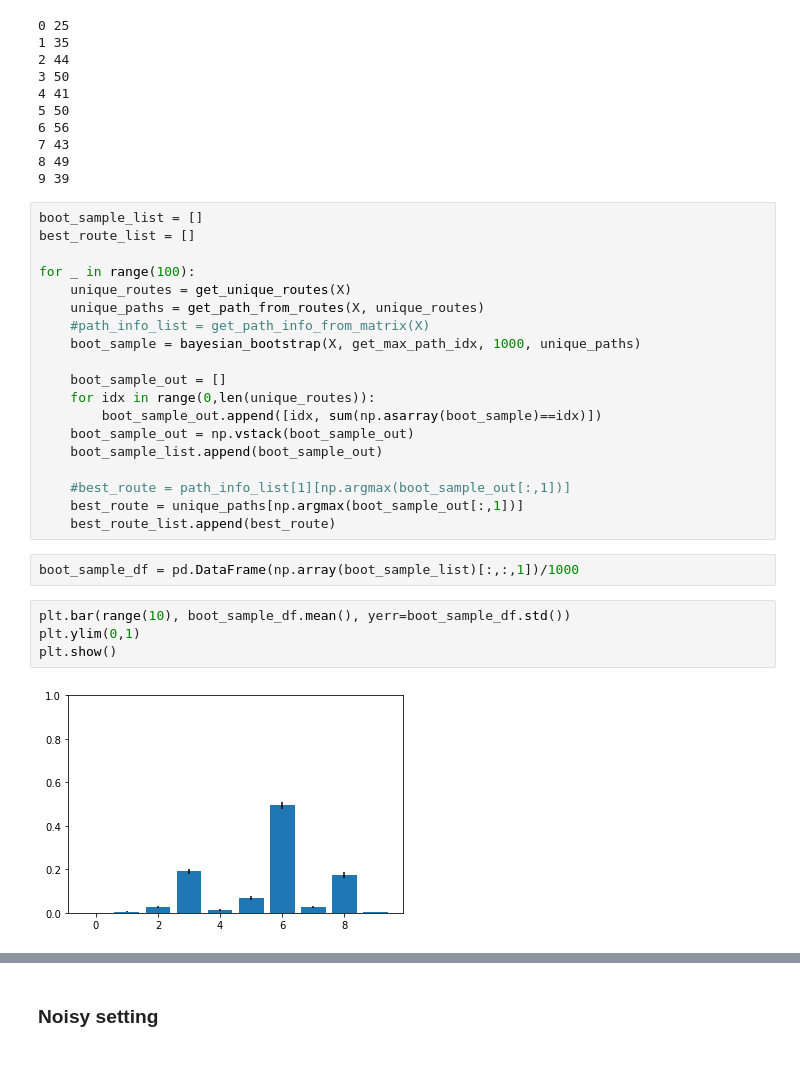
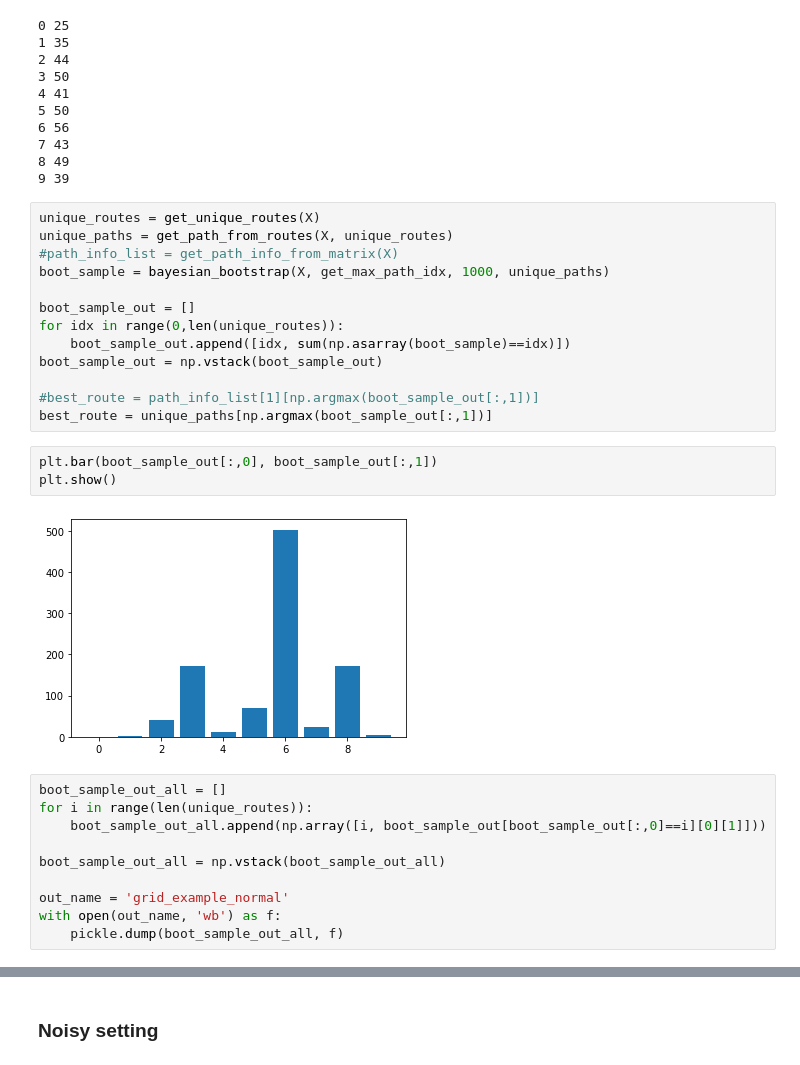
Before and after one commit to yongkyung-oh/Bayesian_Bootstrap_for_AIS, a Jupyter notebook: tutorial codes/2-robustness/setting 2/Robustness_test.ipynb, the cells around one changed output, grey strips where cells are left out. Cells and saved outputs as stored; diff of their text form.

```diff
--- a/tutorial codes/2-robustness/setting 2/Robustness_test.ipynb
+++ b/tutorial codes/2-robustness/setting 2/Robustness_test.ipynb
@@ -79,29 +79,30 @@ for path_info in unique_paths:
 8 49
 9 39
 # %%
-boot_sample_list = []
-best_route_list = []
+unique_routes = get_unique_routes(X)
+unique_paths = get_path_from_routes(X, unique_routes)
+#path_info_list = get_path_info_from_matrix(X)
+boot_sample = bayesian_bootstrap(X, get_max_path_idx, 1000, unique_paths)
 
-for _ in range(100):
-    unique_routes = get_unique_routes(X)
-    unique_paths = get_path_from_routes(X, unique_routes)
-    #path_info_list = get_path_info_from_matrix(X)
-    boot_sample = bayesian_bootstrap(X, get_max_path_idx, 1000, unique_paths)
+boot_sample_out = []
+for idx in range(0,len(unique_routes)):
+    boot_sample_out.append([idx, sum(np.asarray(boot_sample)==idx)])
+boot_sample_out = np.vstack(boot_sample_out)
 
-    boot_sample_out = []
-    for idx in range(0,len(unique_routes)):
-        boot_sample_out.append([idx, sum(np.asarray(boot_sample)==idx)])
-    boot_sample_out = np.vstack(boot_sample_out)
-    boot_sample_list.append(boot_sample_out)
-
-    #best_route = path_info_list[1][np.argmax(boot_sample_out[:,1])]
-    best_route = unique_paths[np.argmax(boot_sample_out[:,1])]
-    best_route_list.append(best_route)
+#best_route = path_info_list[1][np.argmax(boot_sample_out[:,1])]
+best_route = unique_paths[np.argmax(boot_sample_out[:,1])]
-# %%
-boot_sample_df = pd.DataFrame(np.array(boot_sample_list)[:,:,1])/1000
 # %%
-plt.bar(range(10), boot_sample_df.mean(), yerr=boot_sample_df.std())
-plt.ylim(0,1)
+plt.bar(boot_sample_out[:,0], boot_sample_out[:,1])
 plt.show()
 # %% [output]
-[figure, old version]
+[figure, new version]
+# %%
+boot_sample_out_all = []
+for i in range(len(unique_routes)):
+    boot_sample_out_all.append(np.array([i, boot_sample_out[boot_sample_out[:,0]==i][0][1]]))
+
+boot_sample_out_all = np.vstack(boot_sample_out_all)
+
+out_name = 'grid_example_normal'
+with open(out_name, 'wb') as f:
+    pickle.dump(boot_sample_out_all, f)
```
Also changed, not shown: parts of 19 cells of this notebook, 47 other files.
